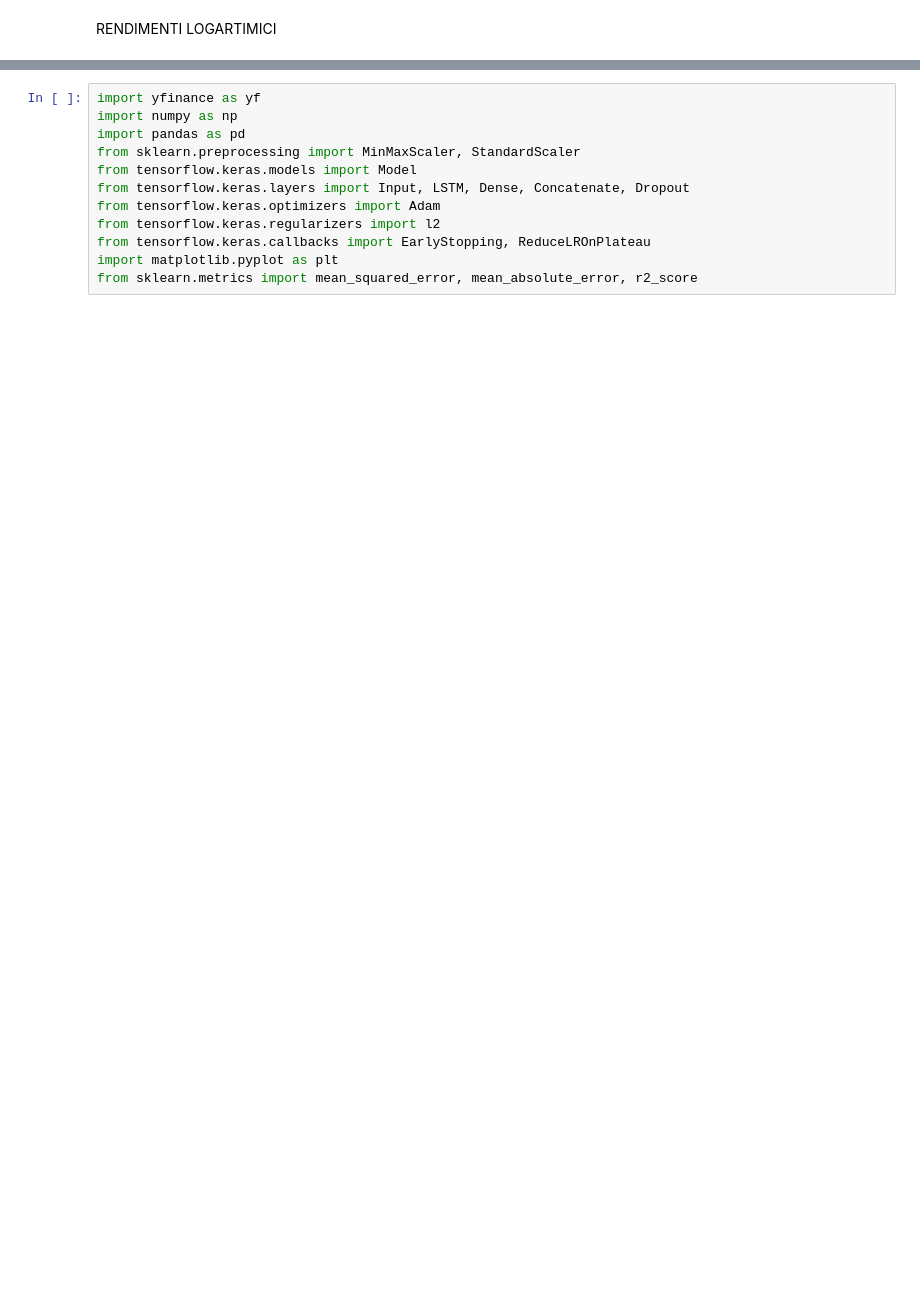
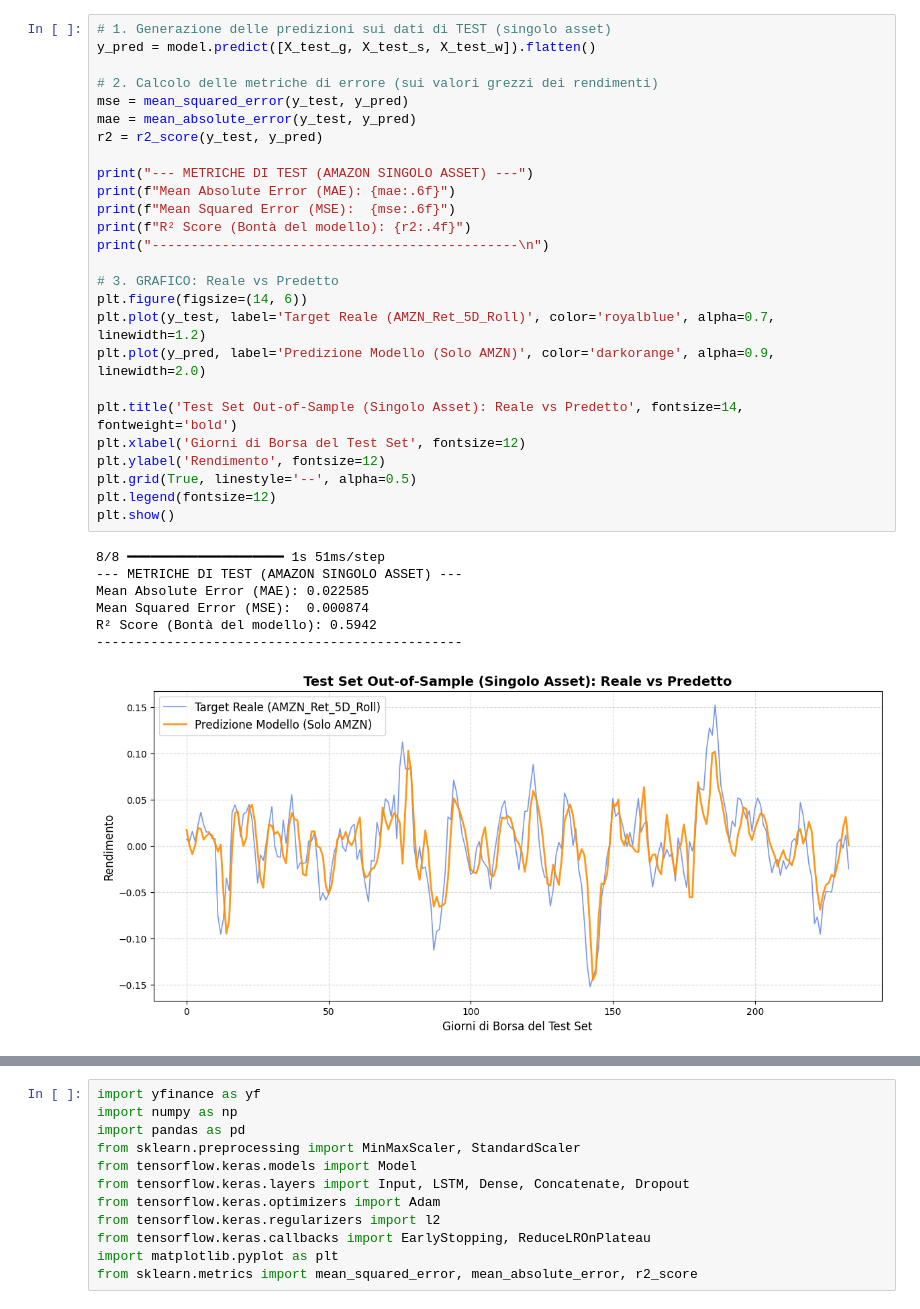
Before and after one commit to PepeFederico/Progetto_Mercati_Finanziari, a Jupyter notebook: rendimenti.ipynb, the cells around one changed output, grey strips where cells are left out. Cells and saved outputs as stored; diff of their text form; blank space fills up the shorter version.

Commit message:
Conclusione prima parte del progetto: Conclusa analisi sui rendimenti di una singola azione

```diff
--- a/rendimenti.ipynb
+++ b/rendimenti.ipynb
@@ -366,2 +334,34 @@ Epoch 50/50
-# %% [markdown]
-RENDIMENTI LOGARTIMICI
+# %%
+# 1. Generazione delle predizioni sui dati di TEST (singolo asset)
+y_pred = model.predict([X_test_g, X_test_s, X_test_w]).flatten()
+
+# 2. Calcolo delle metriche di errore (sui valori grezzi dei rendimenti)
+mse = mean_squared_error(y_test, y_pred)
+mae = mean_absolute_error(y_test, y_pred)
+r2 = r2_score(y_test, y_pred)
+
+print("--- METRICHE DI TEST (AMAZON SINGOLO ASSET) ---")
+print(f"Mean Absolute Error (MAE): {mae:.6f}")
+print(f"Mean Squared Error (MSE):  {mse:.6f}")
+print(f"R² Score (Bontà del modello): {r2:.4f}")
+print("-----------------------------------------------\n")
+
+# 3. GRAFICO: Reale vs Predetto
+plt.figure(figsize=(14, 6))
+plt.plot(y_test, label='Target Reale (AMZN_Ret_5D_Roll)', color='royalblue', alpha=0.7, linewidth=1.2)
+plt.plot(y_pred, label='Predizione Modello (Solo AMZN)', color='darkorange', alpha=0.9, linewidth=2.0)
+
+plt.title('Test Set Out-of-Sample (Singolo Asset): Reale vs Predetto', fontsize=14, fontweight='bold')
+plt.xlabel('Giorni di Borsa del Test Set', fontsize=12)
+plt.ylabel('Rendimento', fontsize=12)
+plt.grid(True, linestyle='--', alpha=0.5)
+plt.legend(fontsize=12)
+plt.show()
+# %% [output]
+8/8 ━━━━━━━━━━━━━━━━━━━━ 1s 51ms/step
+--- METRICHE DI TEST (AMAZON SINGOLO ASSET) ---
+Mean Absolute Error (MAE): 0.022585
+Mean Squared Error (MSE):  0.000874
+R² Score (Bontà del modello): 0.5942
+-----------------------------------------------
+[figure, added]
```
Also changed, not shown: parts of 17 cells of this notebook.
